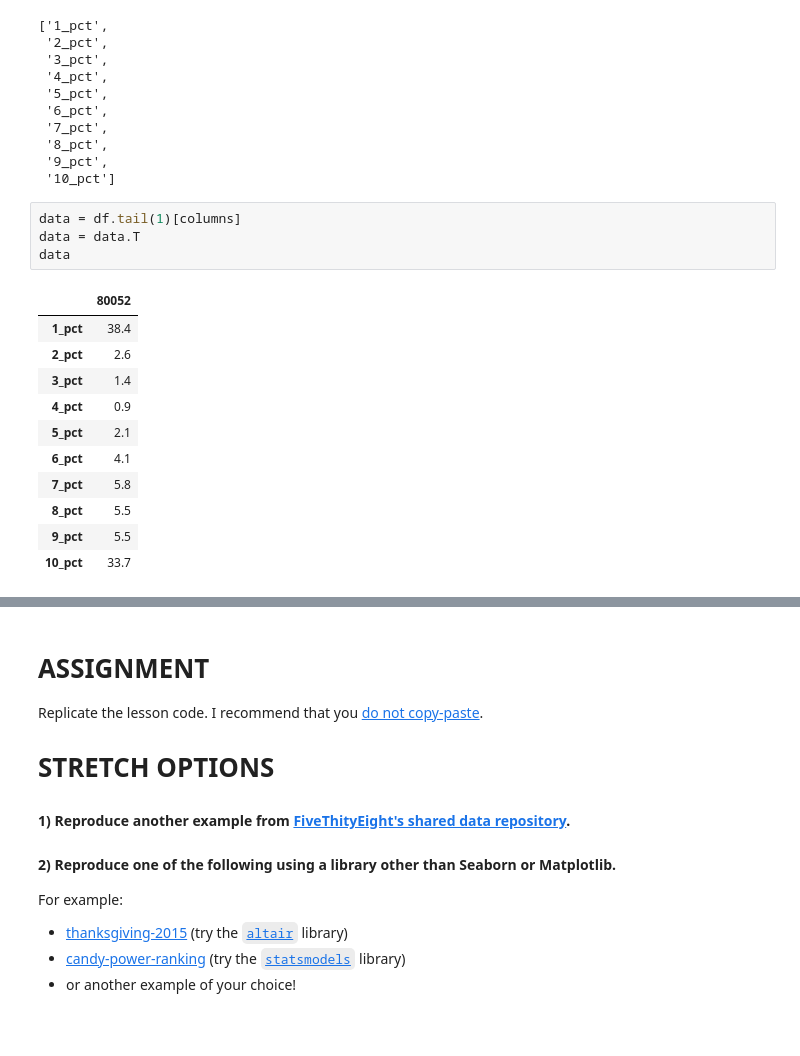
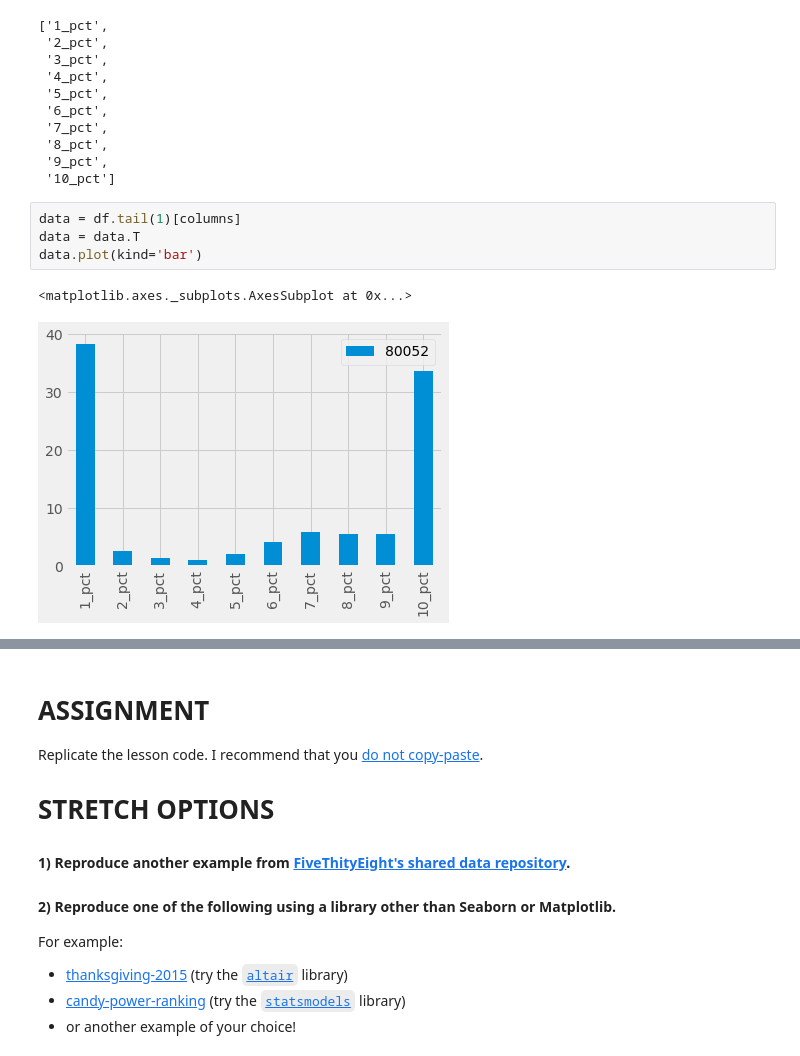
Before and after one commit to garretbassett/DS-Unit-1-Sprint-2-Data-Wrangling-and-Storytelling, a Jupyter notebook: module3-make-explanatory-visualizations/Garret_Bassett_LS_DS_123_Make_Explanatory_Visualizations.ipynb, the cells around one changed output, grey strips where cells are left out. Drawn from its saved outputs; the diff is of its cells as text; blank space fills up the shorter version.

```diff
--- a/module3-make-explanatory-visualizations/Garret_Bassett_LS_DS_123_Make_Explanatory_Visualizations.ipynb
+++ b/module3-make-explanatory-visualizations/Garret_Bassett_LS_DS_123_Make_Explanatory_Visualizations.ipynb
@@ -526,16 +526,7 @@ columns
 # %%
 data = df.tail(1)[columns]
 data = data.T
-data
+data.plot(kind='bar')
 # %% [output]
-|  | 80052 |
-| 1_pct | 38.4 |
-| 2_pct | 2.6 |
-| 3_pct | 1.4 |
-| 4_pct | 0.9 |
-| 5_pct | 2.1 |
-| 6_pct | 4.1 |
-| 7_pct | 5.8 |
-| 8_pct | 5.5 |
-| 9_pct | 5.5 |
-| 10_pct | 33.7 |
+<matplotlib.axes._subplots.AxesSubplot at 0x...>
+[figure, added]
```
Also changed, not shown: parts of 2 cells of this notebook.
